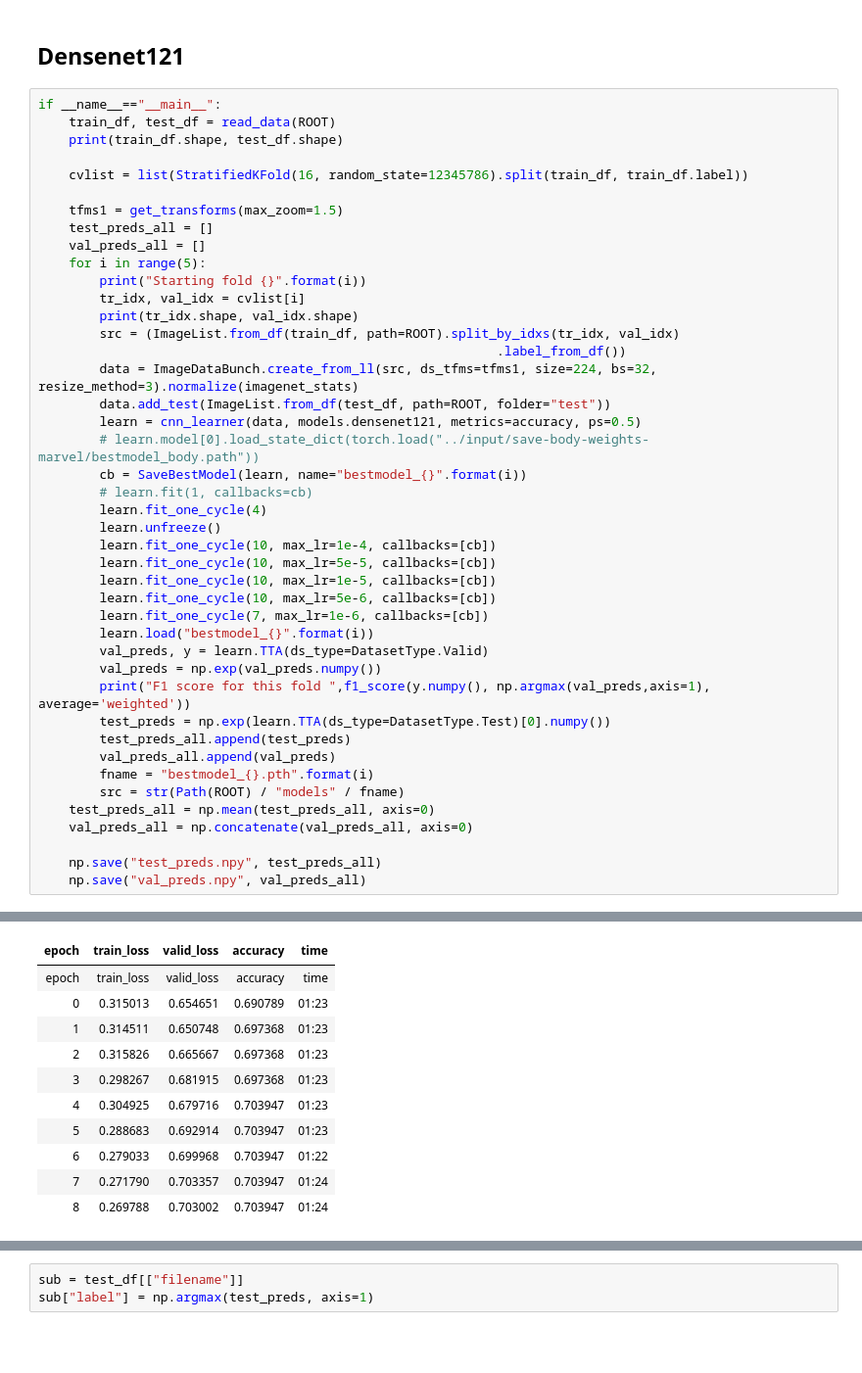
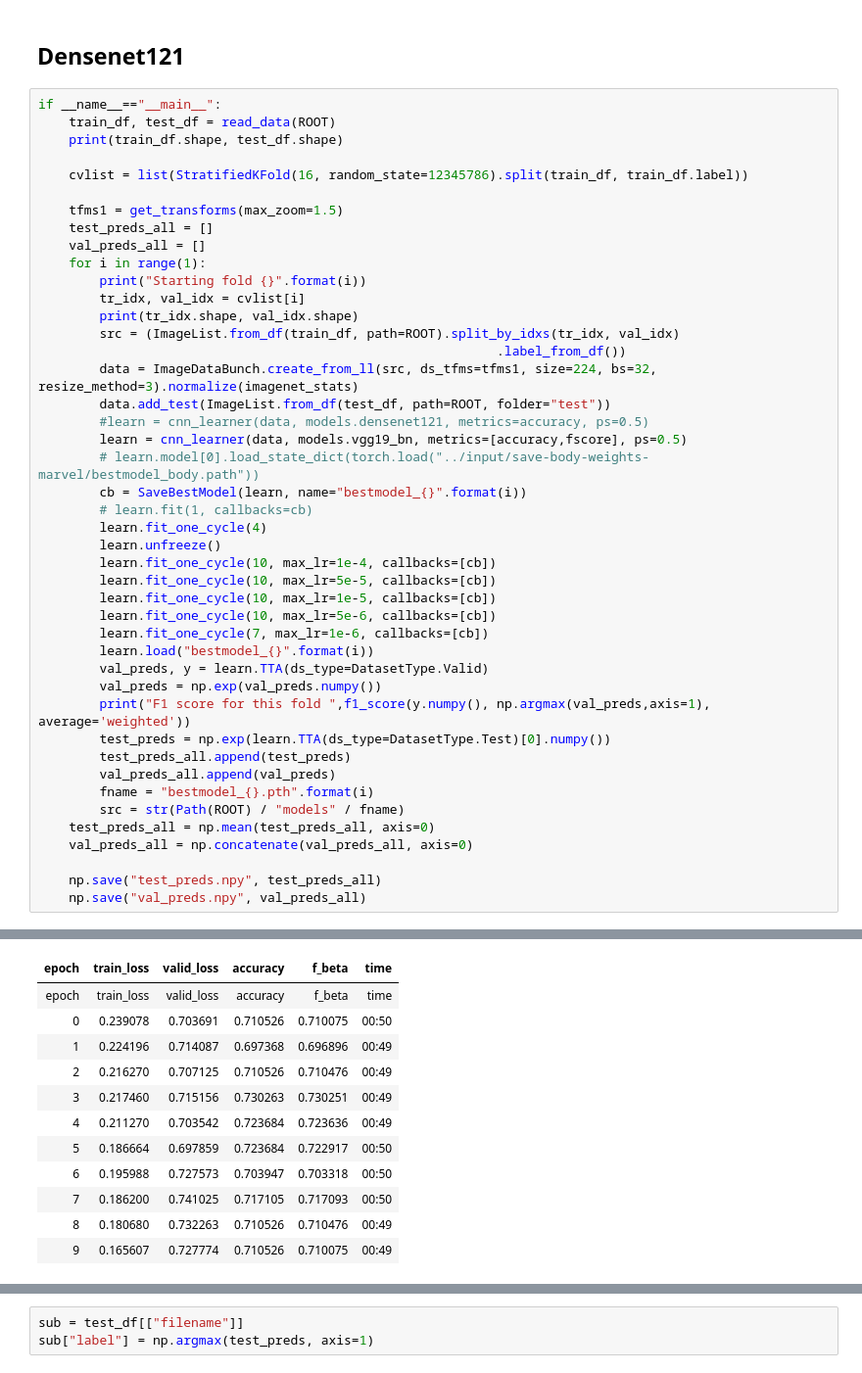
Before and after one commit to plaban1981/Dphi_hackathon, a Jupyter notebook: Pneumonia_Classification_Challenge.ipynb, the cells around one changed output, grey strips where cells are left out. Shown at 98% size. Drawn from its saved outputs; the diff is of its cells as text; blank space fills up the shorter version.

```diff
--- a/Pneumonia_Classification_Challenge.ipynb
+++ b/Pneumonia_Classification_Challenge.ipynb
@@ -393,7 +427,7 @@ if __name__=="__main__":
     tfms1 = get_transforms(max_zoom=1.5)
     test_preds_all = []
     val_preds_all = []
-    for i in range(5):
+    for i in range(1):
         print("Starting fold {}".format(i))
         tr_idx, val_idx = cvlist[i]
         print(tr_idx.shape, val_idx.shape)
@@ -401,7 +435,8 @@ if __name__=="__main__":
                                                             .label_from_df())
         data = ImageDataBunch.create_from_ll(src, ds_tfms=tfms1, size=224, bs=32, resize_method=3).normalize(imagenet_stats)
         data.add_test(ImageList.from_df(test_df, path=ROOT, folder="test"))
-        learn = cnn_learner(data, models.densenet121, metrics=accuracy, ps=0.5)
+        #learn = cnn_learner(data, models.densenet121, metrics=accuracy, ps=0.5)
+        learn = cnn_learner(data, models.vgg19_bn, metrics=[accuracy,fscore], ps=0.5)
         # learn.model[0].load_state_dict(torch.load("../input/save-body-weights-marvel/bestmodel_body.path"))
         cb = SaveBestModel(learn, name="bestmodel_{}".format(i))
         # learn.fit(1, callbacks=cb)
@@ -472,11 +506,12 @@ Save the best acc 0.69737
-| epoch | train_loss | valid_loss | accuracy | time |
-| epoch | train_loss | valid_loss | accuracy | time |
-| 0 | 0.315013 | 0.654651 | 0.690789 | 01:23 |
-| 1 | 0.314511 | 0.650748 | 0.697368 | 01:23 |
-| 2 | 0.315826 | 0.665667 | 0.697368 | 01:23 |
-| 3 | 0.298267 | 0.681915 | 0.697368 | 01:23 |
-| 4 | 0.304925 | 0.679716 | 0.703947 | 01:23 |
-| 5 | 0.288683 | 0.692914 | 0.703947 | 01:23 |
-| 6 | 0.279033 | 0.699968 | 0.703947 | 01:22 |
-| 7 | 0.271790 | 0.703357 | 0.703947 | 01:24 |
-| 8 | 0.269788 | 0.703002 | 0.703947 | 01:24 |
+| epoch | train_loss | valid_loss | accuracy | f_beta | time |
+| epoch | train_loss | valid_loss | accuracy | f_beta | time |
+| 0 | 0.239078 | 0.703691 | 0.710526 | 0.710075 | 00:50 |
+| 1 | 0.224196 | 0.714087 | 0.697368 | 0.696896 | 00:49 |
+| 2 | 0.216270 | 0.707125 | 0.710526 | 0.710476 | 00:49 |
+| 3 | 0.217460 | 0.715156 | 0.730263 | 0.730251 | 00:49 |
+| 4 | 0.211270 | 0.703542 | 0.723684 | 0.723636 | 00:49 |
+| 5 | 0.186664 | 0.697859 | 0.723684 | 0.722917 | 00:50 |
+| 6 | 0.195988 | 0.727573 | 0.703947 | 0.703318 | 00:50 |
+| 7 | 0.186200 | 0.741025 | 0.717105 | 0.717093 | 00:50 |
+| 8 | 0.180680 | 0.732263 | 0.710526 | 0.710476 | 00:49 |
+| 9 | 0.165607 | 0.727774 | 0.710526 | 0.710075 | 00:49 |
```
Also changed, not shown: parts of 13 cells of this notebook.
